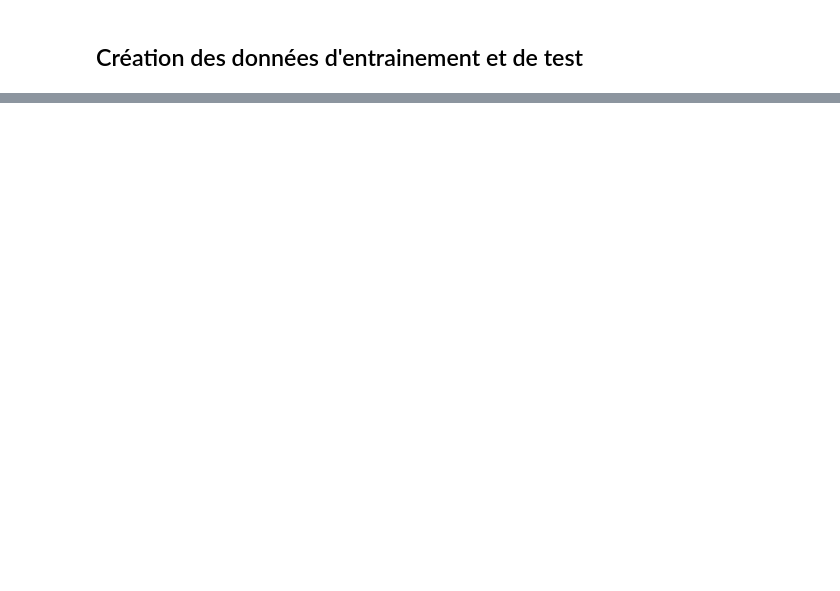
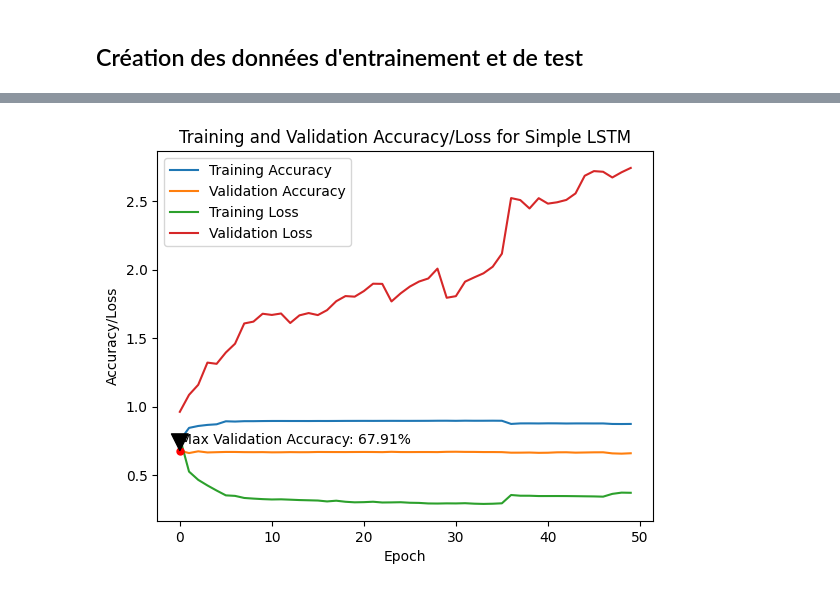
Before and after one commit to Enzo-hmdy/Secu_IOT_UQAC2, a Jupyter notebook: cleaning.ipynb, the cells around one changed output, grey strips where cells are left out. Cells and saved outputs as stored; diff of their text form; code cells hidden in the pictures; blank space fills up the shorter version.

Commit message:
USE THIS BASE NOW TO train model

```diff
--- a/cleaning.ipynb
+++ b/cleaning.ipynb
@@ -153,0 +367,27 @@ KeyError: 'label'
+# %%
+def plot_model_loss_accuracy(history,model_name):
+  """ Plot the model loss and accuracy for training and validation data
+
+  Args:
+      history (keras.callbacks.History): History object returned by model.fit()
+      model_name (str): Name of the model
+  """
+  plt.plot(history.history['accuracy'],label="Training Accuracy")
+  plt.plot(history.history['val_accuracy'],label="Validation Accuracy")
+
+  plt.plot(history.history['loss'],label="Training Loss")
+  plt.plot(history.history['val_loss'],label="Validation Loss")
+  # plot the max validation accuracy
+  max_val_acc = max(history.history['val_accuracy'])
+  max_val_acc_epoch = history.history['val_accuracy'].index(max_val_acc)
+  plt.plot(max_val_acc_epoch, max_val_acc, marker='o', markersize=5, color="red")
+  plt.annotate("Max Validation Accuracy: {:.2f}%".format(max_val_acc*100), (max_val_acc_epoch, max_val_acc), xytext=(max_val_acc_epoch, max_val_acc+0.05), arrowprops=dict(facecolor='black', shrink=0.05))
+  plt.title('Training and Validation Accuracy/Loss for ' + model_name)
+  plt.xlabel('Epoch')
+  plt.ylabel('Accuracy/Loss')
+  plt.legend()
+  plt.show()
+# %%
+plot_model_loss_accuracy(history_simple_lstm,"Simple LSTM")
+# %% [output]
+[figure, added]
```
Also changed, not shown: parts of 11 cells of this notebook.
